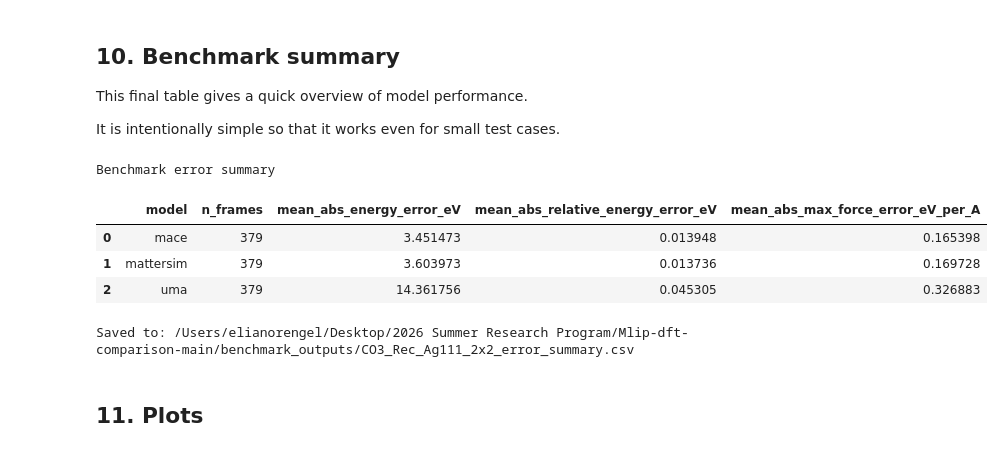
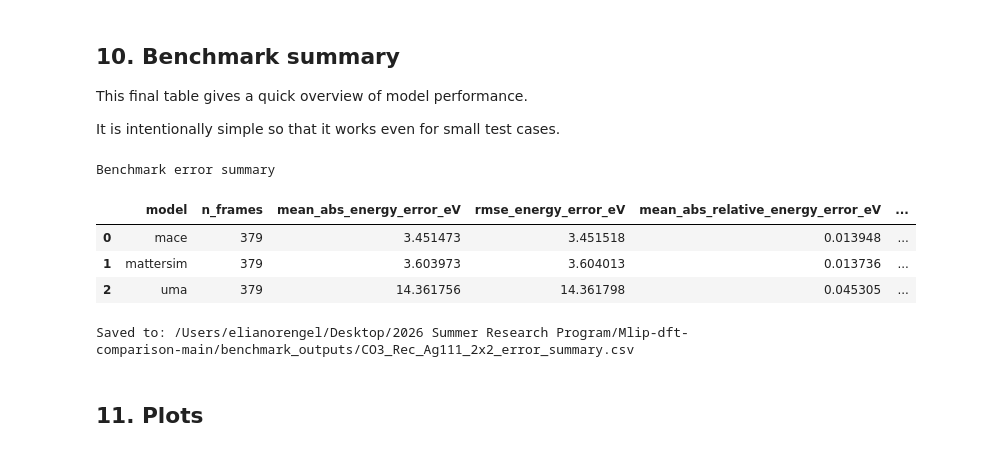
Before and after one commit to zbschwab/ml-catalysis-research, a Jupyter notebook: mlip_dft_benchmark_workflow_elena.ipynb, the cells around one changed output. Cells and saved outputs as stored; diff of their text form; code cells hidden in the pictures.

```diff
--- a/mlip_dft_benchmark_workflow_elena.ipynb
+++ b/mlip_dft_benchmark_workflow_elena.ipynb
@@ -652,44 +652,102 @@ This final table gives a quick overview of model performance.
 
 It is intentionally simple so that it works even for small test cases.
 # %%
+def r2_score_manual(y_true, y_pred):
+    """
+    Compute R² manually.
+
+    R² measures how well predicted values follow reference values.
+    Values closer to 1 indicate better agreement.
+    """
+    y_true = np.asarray(y_true, dtype=float)
+    y_pred = np.asarray(y_pred, dtype=float)
+
+    valid = ~np.isnan(y_true) & ~np.isnan(y_pred)
+    y_true = y_true[valid]
+    y_pred = y_pred[valid]
+
+    if len(y_true) < 2:
+        return np.nan
+
+    ss_res = np.sum((y_true - y_pred) ** 2)
+    ss_tot = np.sum((y_true - np.mean(y_true)) ** 2)
+
+    if ss_tot == 0:
+        return np.nan
+
+    return 1 - (ss_res / ss_tot)
+
+
 def summarize_errors(comparison):
     """
     Summarize model errors across all available frames.
     """
     if comparison.empty:
         return pd.DataFrame()
 
     rows = []
 
     for model, group in comparison.groupby("model"):
         row = {
             "model": model,
             "n_frames": len(group),
+
             "mean_abs_energy_error_eV": group["energy_error_eV"].abs().mean(),
-            "mean_abs_relative_energy_error_eV": group["relative_energy_error_eV"].abs().mean(),
+            "rmse_energy_error_eV": np.sqrt(
+                np.mean(group["energy_error_eV"] ** 2)
+            ),
+
+            "mean_abs_relative_energy_error_eV": group[
+                "relative_energy_error_eV"
+            ].abs().mean(),
+
+            "rmse_relative_energy_error_eV": np.sqrt(
+                np.mean(group["relative_energy_error_eV"] ** 2)
+            ),
+
+            "r2_energy": r2_score_manual(
+                group["dft_energy_eV"],
+                group["mlip_energy_eV"]
+            ),
+
+            "r2_relative_energy": r2_score_manual(
+                group["dft_relative_energy_eV"],
+                group["mlip_relative_energy_eV"]
+            ),
         }
 
-        if "max_force_error_eV_per_A" in group.columns:
-            row["mean_abs_max_force_error_eV_per_A"] = group["max_force_error_eV_per_A"].abs().mean()
+        if "mlip_max_force_eV_per_A" in group.columns:
+            row["mean_abs_max_force_error_eV_per_A"] = group[
+                "max_force_error_eV_per_A"
+            ].abs().mean()
+
+            row["rmse_max_force_error_eV_per_A"] = np.sqrt(
+                np.mean(group["max_force_error_eV_per_A"] ** 2)
+            )
+
+            row["r2_max_force"] = r2_score_manual(
+                group["dft_max_force_eV_per_A"],
+                group["mlip_max_force_eV_per_A"]
+            )
 
         rows.append(row)
 
     return pd.DataFrame(rows)
 
 
 error_summary = summarize_errors(comparison)
 error_summary_path = OUTPUT_FOLDER / f"{CONFIG['run_label']}_error_summary.csv"
 error_summary.to_csv(error_summary_path, index=False)
 
 print("Benchmark error summary")
 display(error_summary)
 print(f"Saved to: {error_summary_path}")
 # %% [output]
 Benchmark error summary
-|  | model | n_frames | mean_abs_energy_error_eV | mean_abs_relative_energy_error_eV | mean_abs_max_force_error_eV_per_A |
-| 0 | mace | 379 | 3.451473 | 0.013948 | 0.165398 |
-| 1 | mattersim | 379 | 3.603973 | 0.013736 | 0.169728 |
-| 2 | uma | 379 | 14.361756 | 0.045305 | 0.326883 |
+|  | model | n_frames | mean_abs_energy_error_eV | rmse_energy_error_eV | mean_abs_relative_energy_error_eV | ... |
+| 0 | mace | 379 | 3.451473 | 3.451518 | 0.013948 | ... |
+| 1 | mattersim | 379 | 3.603973 | 3.604013 | 0.013736 | ... |
+| 2 | uma | 379 | 14.361756 | 14.361798 | 0.045305 | ... |
 Saved to: /Users/elianorengel/Desktop/2026 Summer Research Program/Mlip-dft-comparison-main/benchmark_outputs/CO3_Rec_Ag111_2x2_error_summary.csv
 # %% [markdown]
 ## 11. Plots
```
Also changed, not shown: parts of 3 cells of this notebook.
